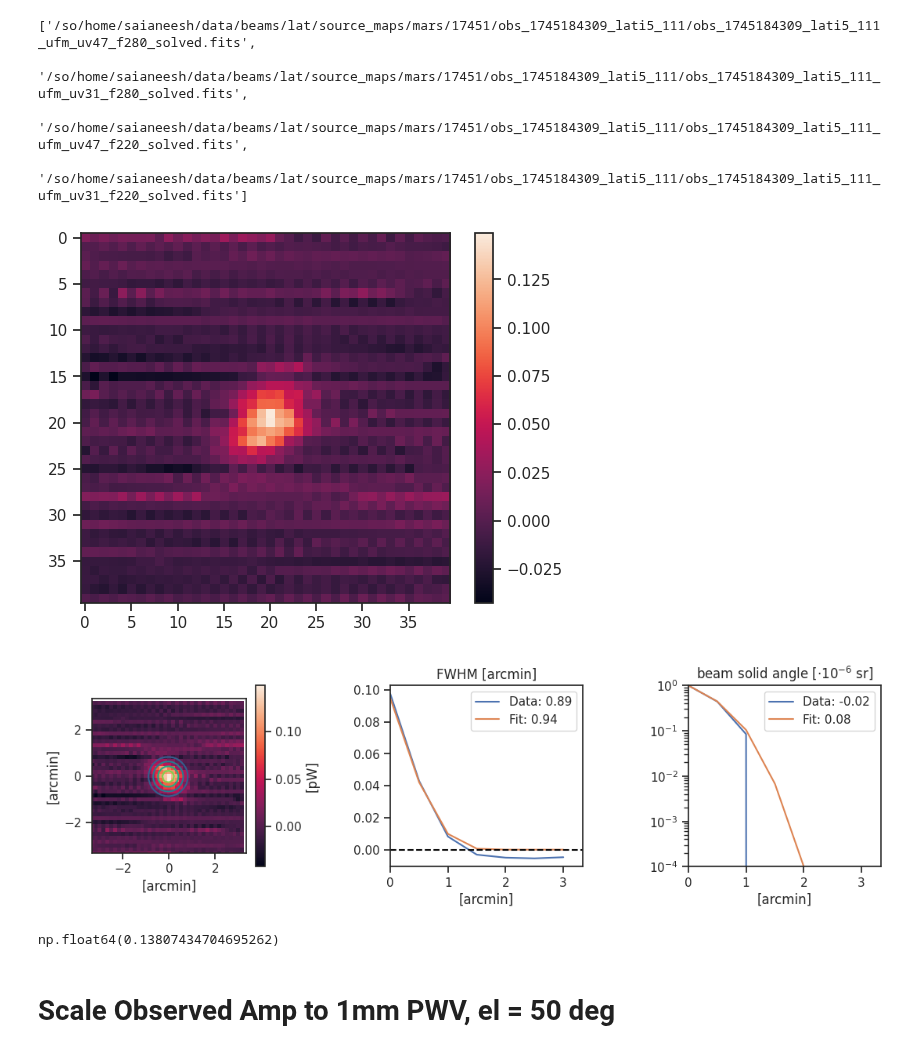
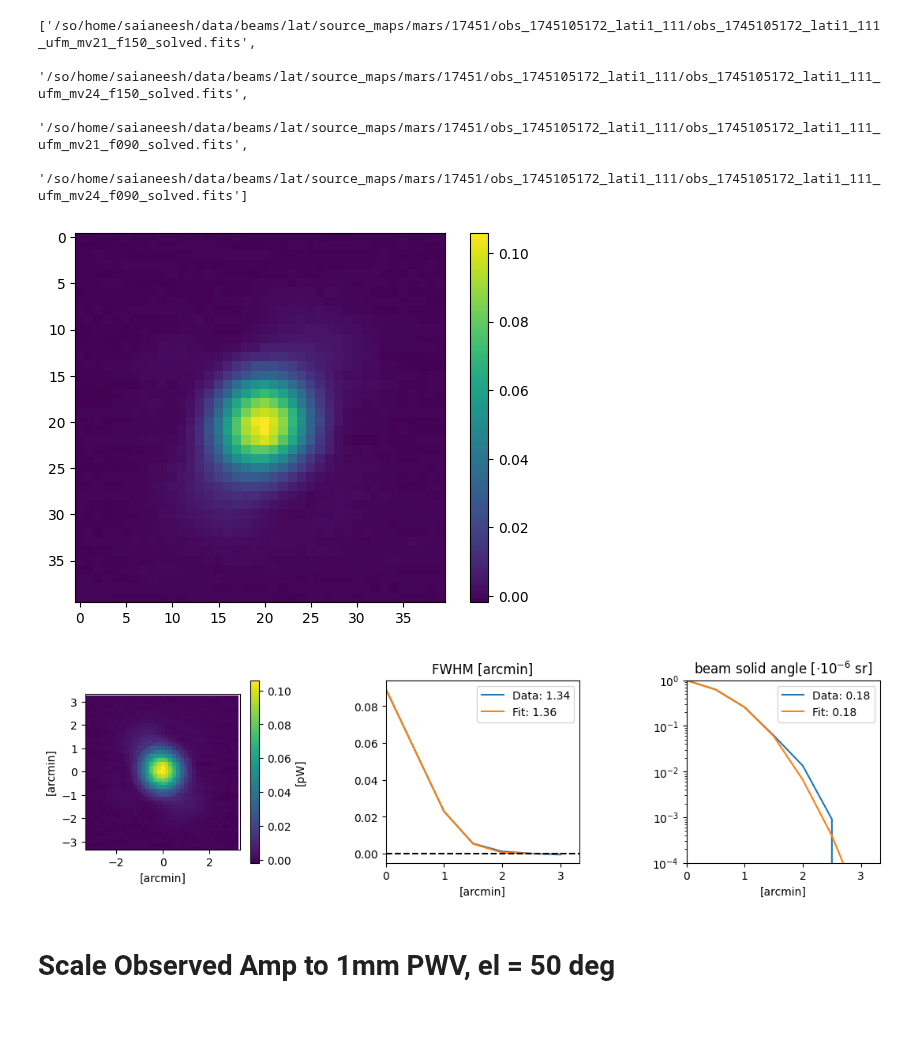
Before and after one commit to Sulla2012/LAT_Loading, a Jupyter notebook: abscal.ipynb, the cells around one changed output. Drawn from its saved outputs; the diff is of its cells as text; code cells hidden in the pictures; blank space fills up the shorter version.

```diff
--- a/abscal.ipynb
+++ b/abscal.ipynb
@@ -28,18 +33,18 @@ from glob import glob
 with open("beams.pk", "rb") as f:
     beam_dict = pk.load(f)
 # %%
-obs_id = "1745184309"
+obs_id = "1745105172"
 path = "/so/home/saianeesh/data/beams/lat/source_maps/mars/{}/".format(obs_id[:5])
 #path = "/so/home/saianeesh/data/first_light_unfocused/source_maps/mars/"
 
-ot = "i5"
+ot = "i1"
 obs = f"obs_{obs_id}_lat{ot}_111/"
 
 glob(path+obs+"*_solved.fits")
 # %% [output]
-['/so/home/saianeesh/data/beams/lat/source_maps/mars/17451/obs_1745184309_lati5_111/obs_1745184309_lati5_111_ufm_uv47_f280_solved.fits',
- '/so/home/saianeesh/data/beams/lat/source_maps/mars/17451/obs_1745184309_lati5_111/obs_1745184309_lati5_111_ufm_uv31_f280_solved.fits',
- '/so/home/saianeesh/data/beams/lat/source_maps/mars/17451/obs_1745184309_lati5_111/obs_1745184309_lati5_111_ufm_uv47_f220_solved.fits',
- '/so/home/saianeesh/data/beams/lat/source_maps/mars/17451/obs_1745184309_lati5_111/obs_1745184309_lati5_111_ufm_uv31_f220_solved.fits']
+['/so/home/saianeesh/data/beams/lat/source_maps/mars/17451/obs_1745105172_lati1_111/obs_1745105172_lati1_111_ufm_mv21_f150_solved.fits',
+ '/so/home/saianeesh/data/beams/lat/source_maps/mars/17451/obs_1745105172_lati1_111/obs_1745105172_lati1_111_ufm_mv24_f150_solved.fits',
+ '/so/home/saianeesh/data/beams/lat/source_maps/mars/17451/obs_1745105172_lati1_111/obs_1745105172_lati1_111_ufm_mv21_f090_solved.fits',
+ '/so/home/saianeesh/data/beams/lat/source_maps/mars/17451/obs_1745105172_lati1_111/obs_1745105172_lati1_111_ufm_mv24_f090_solved.fits']
 # %%
 
@@ -71,26 +76,23 @@ else:
 # %%
 
 
 kernel = Gaussian2DKernel(5)
 smoothed = convolve(solved, kernel)
 cent = np.argmax(smoothed)
 cent = np.unravel_index(cent, solved.shape)
 pixsize = np.abs(solved.wcs.wcs.cdelt[0]*60)
 
 r = 20
 solved = solved[cent[0]-r:cent[0]+r,cent[1]-r:cent[1]+r]
 weights = weights[cent[0]-r:cent[0]+r,cent[1]-r:cent[1]+r]
 binned = binned[cent[0]-r:cent[0]+r,cent[1]-r:cent[1]+r]
 plt.imshow(solved)
 plt.colorbar()
-fitted_amp, shift_x, shift_y, fitted_fwhm, data_solid_angle, chisred, popt, pcov = u.fit_gauss_pointing(solved, weights, pixmap, make_plots=True)
+pixmap = enmap.pixmap(solved.shape, solved.wcs)
+fitted_amp, shift_x, shift_y, fitted_fwhm, data_solid_angle, chisred, popt, pcov = utils.fit_gauss_pointing(solved, weights, pixmap, make_plots=True)
 # %% [output]
-[figure, old version]
+[figure, new version]
-[figure, old version]
+[figure, new version]
-# %%
-fitted_amp
-# %% [output]
-np.float64(0.13807434704695262)
 # %%
 fitted_amp = beam_dict[map_file[4:]]["amp"]
 data_solid_angle = beam_dict[map_file[4:]]["omega"]
```
Also changed, not shown: parts of 24 cells of this notebook, 7 other files.
